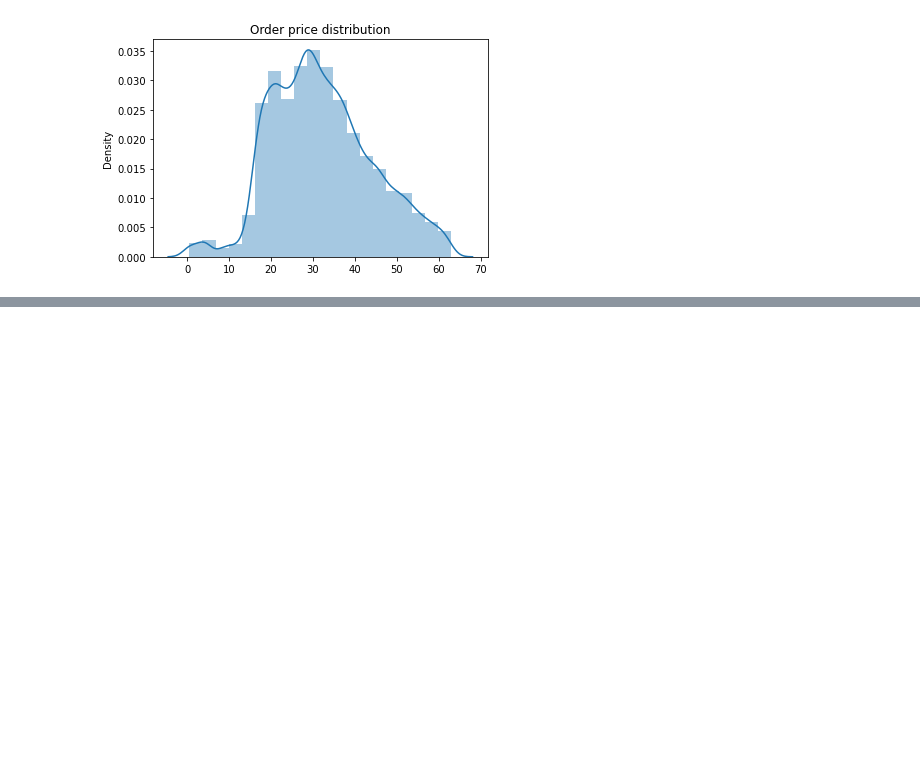
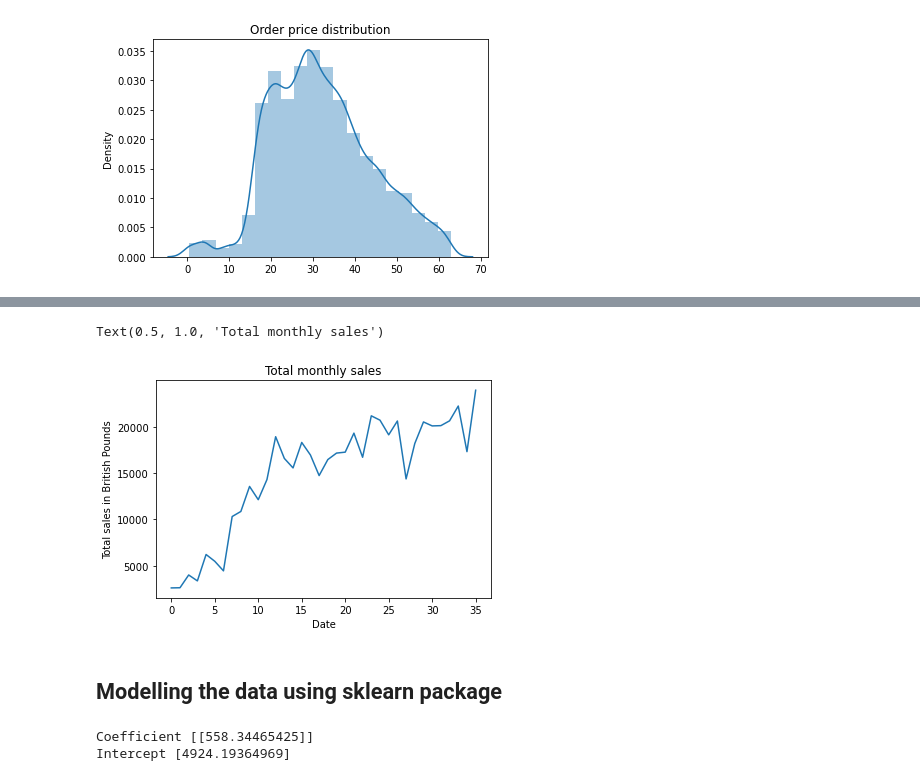
Before and after one commit to DeovratP/Logistic-Regression, a Jupyter notebook: Online_food_delivery_analysis/Online_food_delivery_analysis.ipynb, the cells around one changed output, grey strips where cells are left out. Saved outputs shown, nothing was run; the diff lists cells and outputs as text; code cells hidden in the pictures; blank space fills up the shorter version.

Commit message:
Sales prediction using simple regression

```diff
--- a/Online_food_delivery_analysis/Online_food_delivery_analysis.ipynb
+++ b/Online_food_delivery_analysis/Online_food_delivery_analysis.ipynb
@@ -470,0 +475,11 @@ Text(0.5, 1.0, 'Order price distribution')
+# %%
+reg_months = []
+
+for year in range(2016, 2019):
+    for month in range(1, 13):
+        d = datetime.date(year, month, 1)
+        reg_months.append(d)
+
+reg_monthly = pd.DataFrame(reg_months)
+reg_monthly.rename(columns={0: 'reg_month'}, inplace=True)
+reg_monthly.head()
@@ -470,0 +493,9 @@ Text(0.5, 1.0, 'Order price distribution')
+# %%
+def reg_sales_month(date):
+    reg_year_month = date.strftime('%y/%m')
+    reg_data = df[df['date'].str[:5] == reg_year_month].copy()
+    reg_total = (reg_data['Quantity'] * reg_data['Product Price']).sum()
+    return(reg_total)
+
+reg_monthly['total'] = reg_monthly['reg_month'].apply(reg_sales_month)
+reg_monthly.head()
@@ -470,0 +509,12 @@ Text(0.5, 1.0, 'Order price distribution')
+# %%
+import datetime as reg_dt
+reg_monthly['reg_month'] = pd.to_datetime(reg_monthly['reg_month'])
+reg_monthly['reg_month'] = reg_monthly['reg_month'].map(reg_dt.datetime.toordinal).reset_index()
+# %%
+plt.plot(reg_monthly['reg_month'], reg_monthly['total'])
+plt.xlabel('Date')
+plt.ylabel('Total sales in British Pounds')
+plt.title('Total monthly sales')
+# %% [output]
+Text(0.5, 1.0, 'Total monthly sales')
+[figure, added]
@@ -470,0 +525,13 @@ Text(0.5, 1.0, 'Order price distribution')
+# %% [markdown]
+## Modelling the data using sklearn package
+# %%
+from sklearn import linear_model
+regr = linear_model.LinearRegression()
+train_x = np.asanyarray(train[['reg_month']])
+train_y = np.asanyarray(train[['total']])
+regr.fit(train_x,train_y)
+print('Coefficient', regr.coef_)
+print('Intercept', regr.intercept_)
+# %% [output]
+Coefficient [[558.34465425]]
+Intercept [4924.19364969]
```
Also changed, not shown: parts of 10 cells of this notebook.
